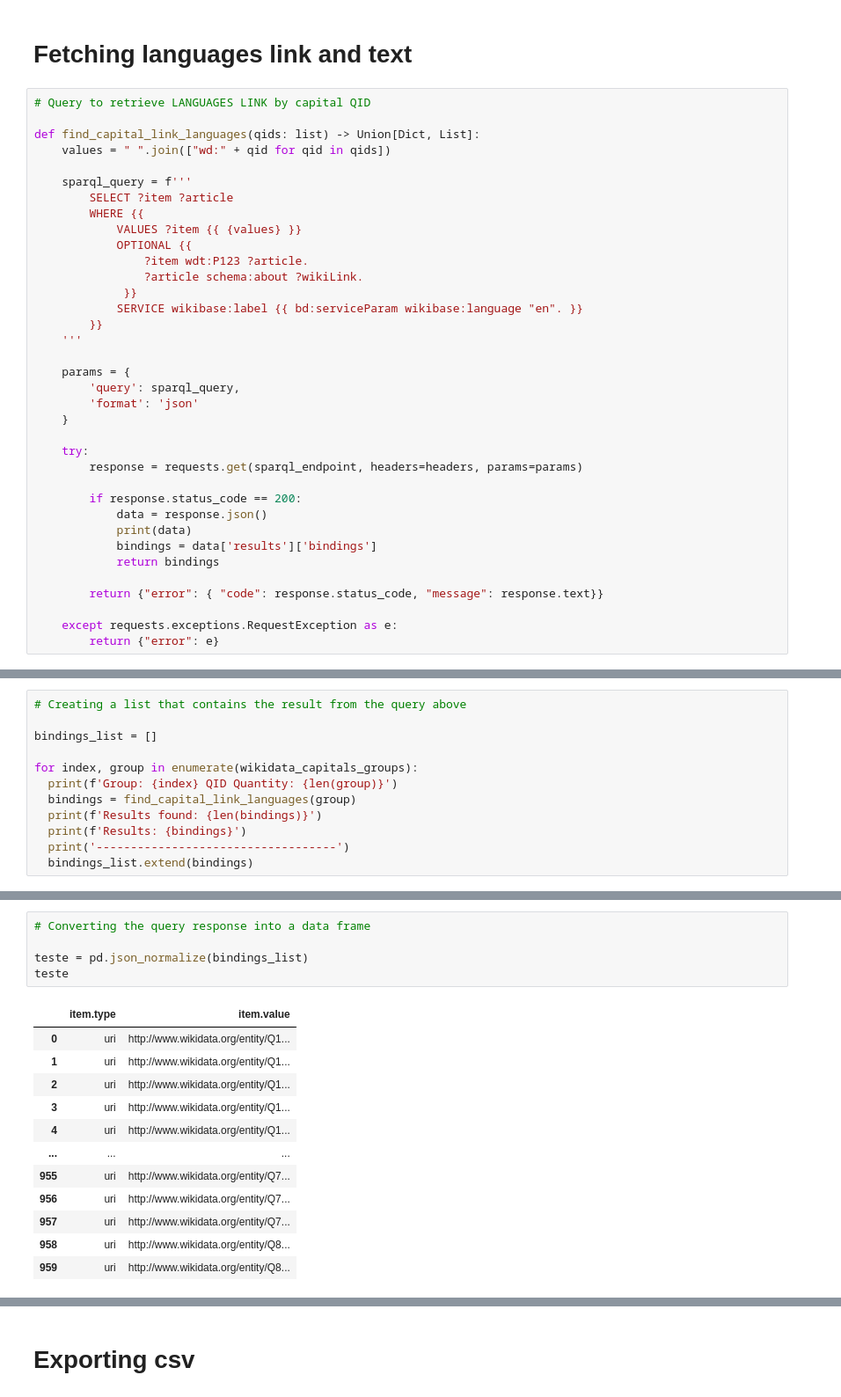
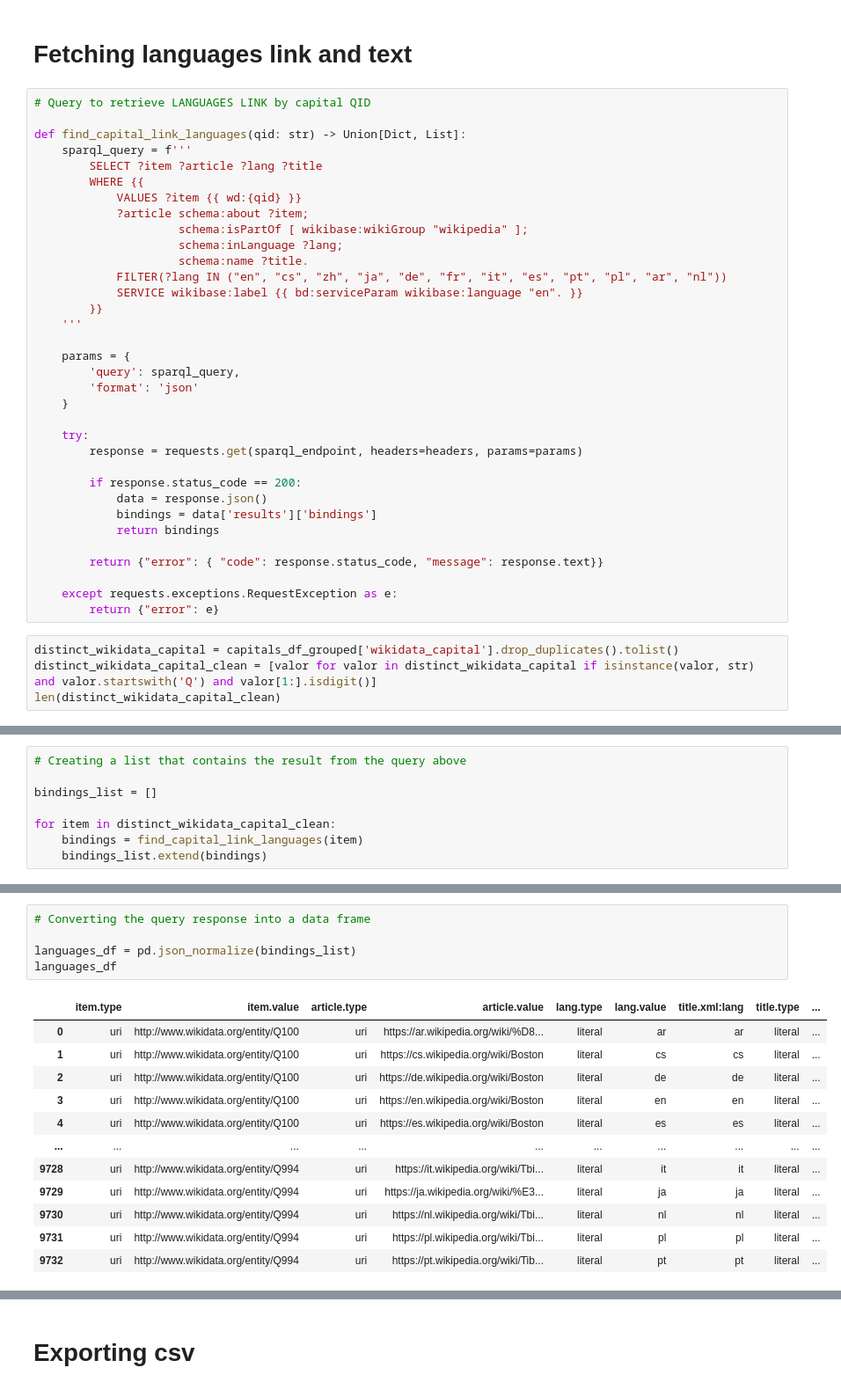
Before and after one commit to Mauregina/Mauregina, a Jupyter notebook: CapitalRegions.ipynb, the cells around one changed output, grey strips where cells are left out. Shown at 88% size. Cells and saved outputs as stored; diff of their text form.

```diff
--- a/CapitalRegions.ipynb
+++ b/CapitalRegions.ipynb
@@ -668,17 +669,16 @@ capitals_grouped_by_inception_df
 # %%
 # Query to retrieve LANGUAGES LINK by capital QID
 
-def find_capital_link_languages(qids: list) -> Union[Dict, List]:
-    values = " ".join(["wd:" + qid for qid in qids])
-
+def find_capital_link_languages(qid: str) -> Union[Dict, List]:
     sparql_query = f'''
-        SELECT ?item ?article
+        SELECT ?item ?article ?lang ?title
         WHERE {{
-            VALUES ?item {{ {values} }}
-            OPTIONAL {{
-                ?item wdt:P123 ?article.
-                ?article schema:about ?wikiLink.
-             }}
+            VALUES ?item {{ wd:{qid} }}
+            ?article schema:about ?item;
+                     schema:isPartOf [ wikibase:wikiGroup "wikipedia" ];
+                     schema:inLanguage ?lang;
+                     schema:name ?title.
+            FILTER(?lang IN ("en", "cs", "zh", "ja", "de", "fr", "it", "es", "pt", "pl", "ar", "nl"))
             SERVICE wikibase:label {{ bd:serviceParam wikibase:language "en". }}
         }}
     '''
@@ -693,7 +693,6 @@ def find_capital_link_languages(qids: list) -> Union[Dict, List]:
 
         if response.status_code == 200:
             data = response.json()
-            print(data)
             bindings = data['results']['bindings']
             return bindings
 
@@ -701,3 +700,7 @@ def find_capital_link_languages(qids: list) -> Union[Dict, List]:
 
     except requests.exceptions.RequestException as e:
         return {"error": e}
+# %%
+distinct_wikidata_capital = capitals_df_grouped['wikidata_capital'].drop_duplicates().tolist()
+distinct_wikidata_capital_clean = [valor for valor in distinct_wikidata_capital if isinstance(valor, str) and valor.startswith('Q') and valor[1:].isdigit()]
+len(distinct_wikidata_capital_clean)
@@ -706,10 +711,6 @@ def find_capital_link_languages(qids: list) -> Union[Dict, List]:
 
 bindings_list = []
 
-for index, group in enumerate(wikidata_capitals_groups):
-  print(f'Group: {index} QID Quantity: {len(group)}')
-  bindings = find_capital_link_languages(group)
-  print(f'Results found: {len(bindings)}')
-  print(f'Results: {bindings}')
-  print('-----------------------------------')
-  bindings_list.extend(bindings)
+for item in distinct_wikidata_capital_clean:
+    bindings = find_capital_link_languages(item)
+    bindings_list.extend(bindings)
@@ -747,18 +721,18 @@ wikidata_capitals_groups
 # %%
 # Converting the query response into a data frame
 
-teste = pd.json_normalize(bindings_list)
-teste
+languages_df = pd.json_normalize(bindings_list)
+languages_df
 # %% [output]
-|  | item.type | item.value |
-| 0 | uri | http://www.wikidata.org/entity/Q1... |
-| 1 | uri | http://www.wikidata.org/entity/Q1... |
-| 2 | uri | http://www.wikidata.org/entity/Q1... |
-| 3 | uri | http://www.wikidata.org/entity/Q1... |
-| 4 | uri | http://www.wikidata.org/entity/Q1... |
-| ... | ... | ... |
-| 955 | uri | http://www.wikidata.org/entity/Q7... |
-| 956 | uri | http://www.wikidata.org/entity/Q7... |
-| 957 | uri | http://www.wikidata.org/entity/Q7... |
-| 958 | uri | http://www.wikidata.org/entity/Q8... |
-| 959 | uri | http://www.wikidata.org/entity/Q8... |
+|  | item.type | item.value | article.type | article.value | lang.type | lang.value | title.xml:lang | title.type | ... |
+| 0 | uri | http://www.wikidata.org/entity/Q100 | uri | https://ar.wikipedia.org/wiki/%D8... | literal | ar | ar | literal | ... |
+| 1 | uri | http://www.wikidata.org/entity/Q100 | uri | https://cs.wikipedia.org/wiki/Boston | literal | cs | cs | literal | ... |
+| 2 | uri | http://www.wikidata.org/entity/Q100 | uri | https://de.wikipedia.org/wiki/Boston | literal | de | de | literal | ... |
+| 3 | uri | http://www.wikidata.org/entity/Q100 | uri | https://en.wikipedia.org/wiki/Boston | literal | en | en | literal | ... |
+| 4 | uri | http://www.wikidata.org/entity/Q100 | uri | https://es.wikipedia.org/wiki/Boston | literal | es | es | literal | ... |
+| ... | ... | ... | ... | ... | ... | ... | ... | ... | ... |
+| 9728 | uri | http://www.wikidata.org/entity/Q994 | uri | https://it.wikipedia.org/wiki/Tbi... | literal | it | it | literal | ... |
+| 9729 | uri | http://www.wikidata.org/entity/Q994 | uri | https://ja.wikipedia.org/wiki/%E3... | literal | ja | ja | literal | ... |
+| 9730 | uri | http://www.wikidata.org/entity/Q994 | uri | https://nl.wikipedia.org/wiki/Tbi... | literal | nl | nl | literal | ... |
+| 9731 | uri | http://www.wikidata.org/entity/Q994 | uri | https://pl.wikipedia.org/wiki/Tbi... | literal | pl | pl | literal | ... |
+| 9732 | uri | http://www.wikidata.org/entity/Q994 | uri | https://pt.wikipedia.org/wiki/Tib... | literal | pt | pt | literal | ... |
```
Also changed, not shown: parts of 43 cells of this notebook.
